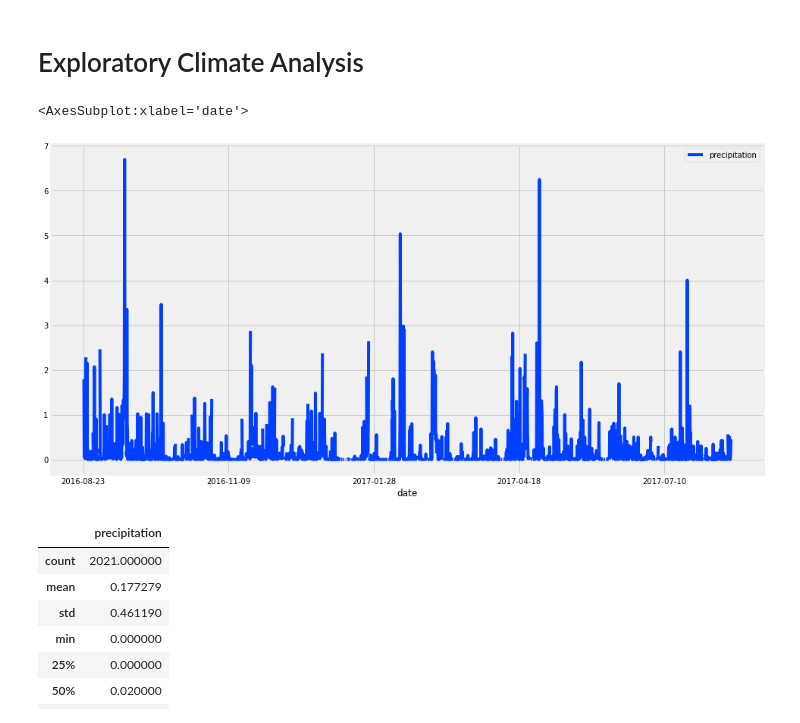
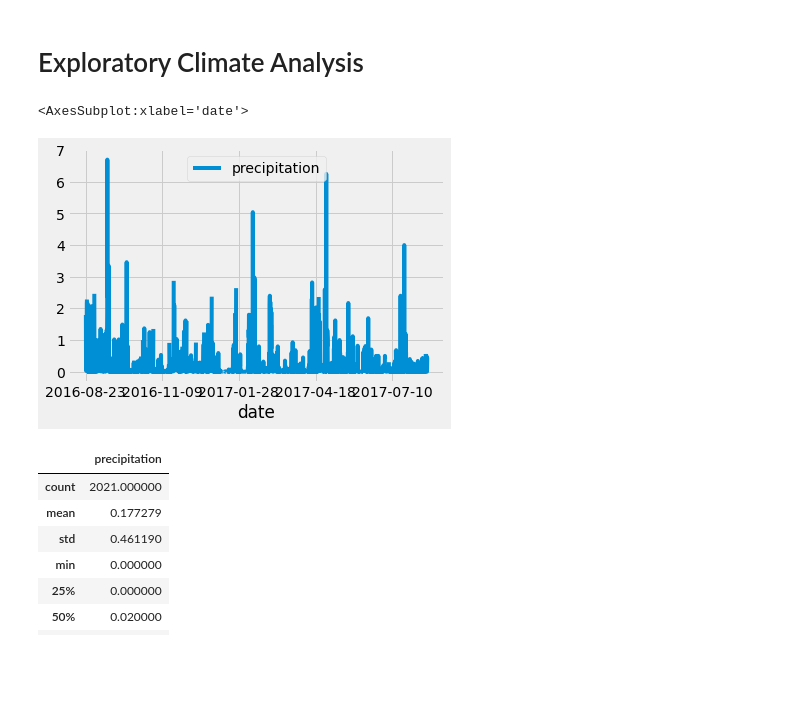
Before and after one commit to trosie3/surfs_up, a Jupyter notebook: climate_analysis.ipynb, the cells around one changed output. Saved outputs shown, nothing was run; the diff lists cells and outputs as text; code cells hidden in the pictures; blank space fills up the shorter version.

```diff
--- a/climate_analysis.ipynb
+++ b/climate_analysis.ipynb
@@ -1,7 +1,7 @@
 # %%
 %matplotlib inline
 from matplotlib import style
-style.use('seaborn-bright')
+style.use('fivethirtyeight')
 import matplotlib.pyplot as plt
 # %%
 import numpy as np
@@ -40,24 +40,24 @@ session = Session(engine)
 # %%
 # Design a query to retrieve the last 12 months of precipitation data and plot the results.
 #Starting from the last data point in the database.
 prev_year = dt.date(2017, 8, 23)
 # Calculate the date one year from the last date in data set.
 prev_year = dt.date(2017, 8, 23) - dt.timedelta(days=365)
 # Perform a query to retrieve the data and precipitation scores
 results = []
 results = session.query(Measurement.date, Measurement.prcp).filter(Measurement.date >= prev_year).all()
 # print(results)
 # Save the query results as a Pandas DataFrame and set the index to the date column
 df = pd.DataFrame(results, columns=['date','precipitation'])
 df.set_index(df['date'], inplace=True)
 # Sort the dataframe by date
 df = df.sort_index()
 # print(df.to_string(index=False))
 # Use Pandas Plotting with Matplotlib to plot the data
-df.plot(figsize=(15,8))
+df.plot()
 # %% [output]
 <AxesSubplot:xlabel='date'>
-[figure, old version]
+[figure, new version]
 # %%
 # Use Pandas to calcualte the summary statistics for the precipitation data
 df.describe()
```
Also changed, not shown: parts of 3 cells of this notebook, 2 other files.
